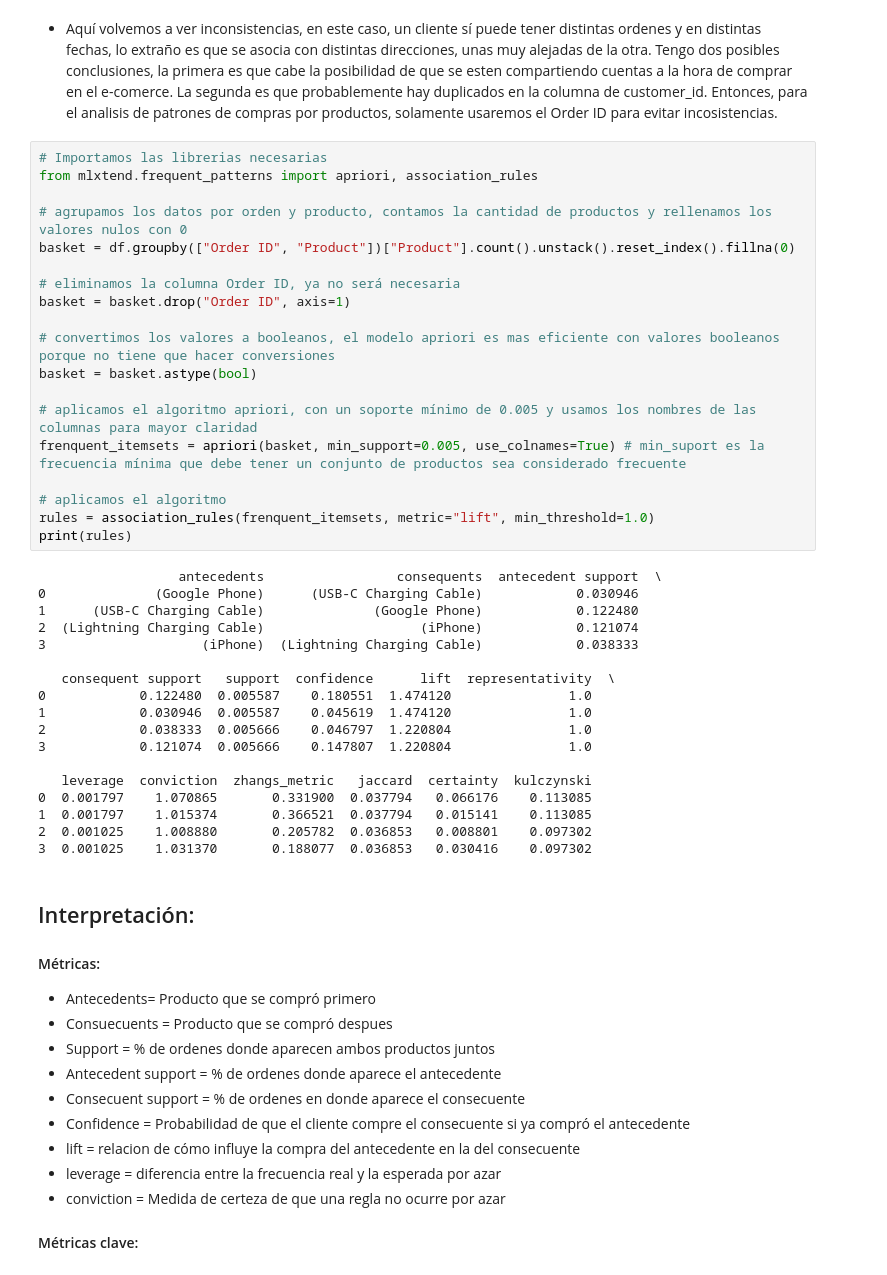
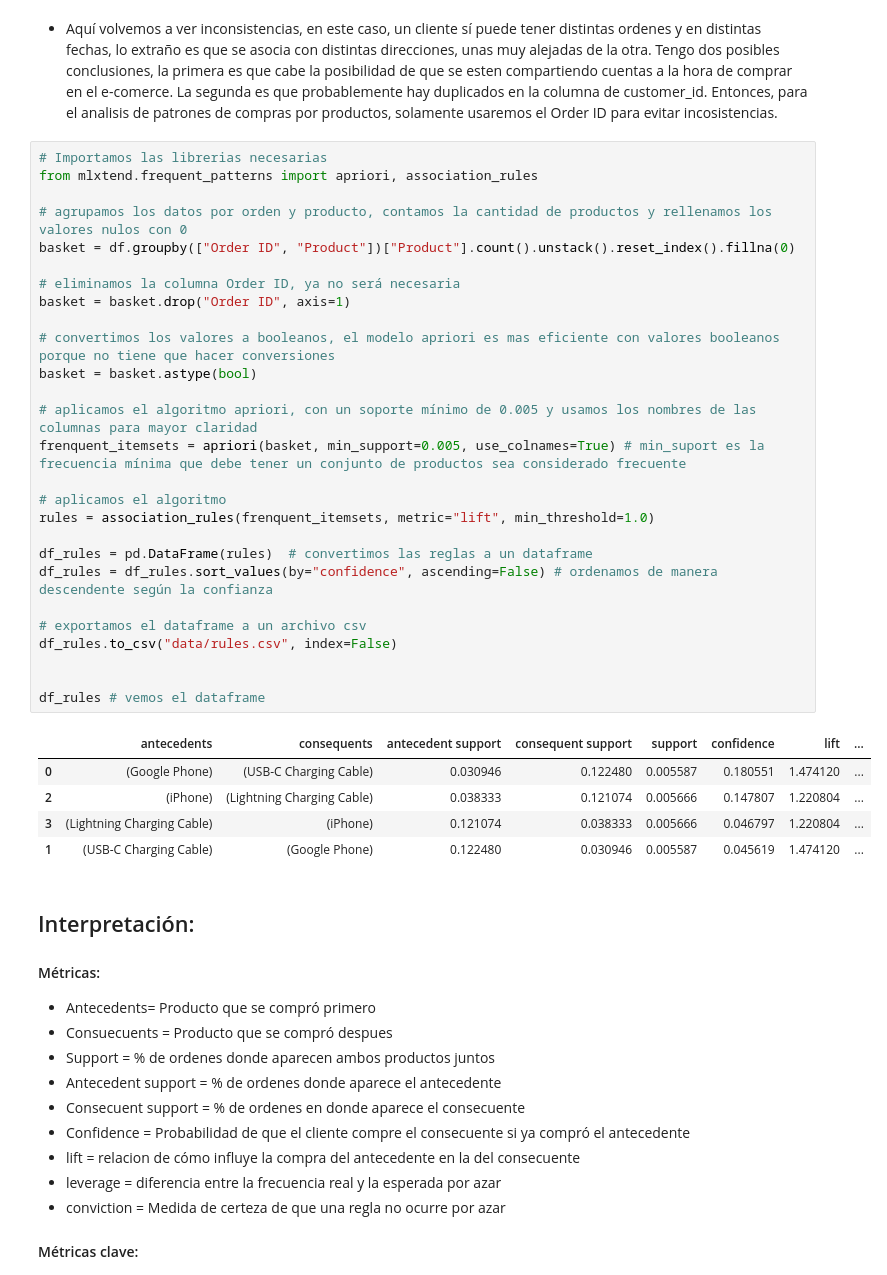
Before and after one commit to diegoGam1/Analisis_exploratorio_ventas, a Jupyter notebook: src/Analisis.ipynb, the cells around one changed output. Cells and saved outputs as stored; diff of their text form.

```diff
--- a/src/Analisis.ipynb
+++ b/src/Analisis.ipynb
@@ -622,40 +622,36 @@ df.query("`Customer_id` == 9722").head()
 # %%
 # Importamos las librerias necesarias
 from mlxtend.frequent_patterns import apriori, association_rules
 
 # agrupamos los datos por orden y producto, contamos la cantidad de productos y rellenamos los valores nulos con 0
 basket = df.groupby(["Order ID", "Product"])["Product"].count().unstack().reset_index().fillna(0)
 
 # eliminamos la columna Order ID, ya no será necesaria
 basket = basket.drop("Order ID", axis=1)
 
 # convertimos los valores a booleanos, el modelo apriori es mas eficiente con valores booleanos porque no tiene que hacer conversiones
 basket = basket.astype(bool)
 
 # aplicamos el algoritmo apriori, con un soporte mínimo de 0.005 y usamos los nombres de las columnas para mayor claridad
 frenquent_itemsets = apriori(basket, min_support=0.005, use_colnames=True) # min_suport es la frecuencia mínima que debe tener un conjunto de productos sea considerado frecuente
 
 # aplicamos el algoritmo
 rules = association_rules(frenquent_itemsets, metric="lift", min_threshold=1.0)
-print(rules)
+
+df_rules = pd.DataFrame(rules)  # convertimos las reglas a un dataframe
+df_rules = df_rules.sort_values(by="confidence", ascending=False) # ordenamos de manera descendente según la confianza
+
+# exportamos el dataframe a un archivo csv
+df_rules.to_csv("data/rules.csv", index=False)
+
+
+df_rules # vemos el dataframe
 # %% [output]
-                  antecedents                 consequents  antecedent support  \
-0              (Google Phone)      (USB-C Charging Cable)            0.030946
-1      (USB-C Charging Cable)              (Google Phone)            0.122480
-2  (Lightning Charging Cable)                    (iPhone)            0.121074
-3                    (iPhone)  (Lightning Charging Cable)            0.038333
-
-   consequent support   support  confidence      lift  representativity  \
-0            0.122480  0.005587    0.180551  1.474120               1.0
-1            0.030946  0.005587    0.045619  1.474120               1.0
-2            0.038333  0.005666    0.046797  1.220804               1.0
-3            0.121074  0.005666    0.147807  1.220804               1.0
-
-   leverage  conviction  zhangs_metric   jaccard  certainty  kulczynski
-0  0.001797    1.070865       0.331900  0.037794   0.066176    0.113085
-1  0.001797    1.015374       0.366521  0.037794   0.015141    0.113085
-2  0.001025    1.008880       0.205782  0.036853   0.008801    0.097302
-3  0.001025    1.031370       0.188077  0.036853   0.030416    0.097302
+|  | antecedents | consequents | antecedent support | consequent support | support | confidence | lift | ... |
+| 0 | (Google Phone) | (USB-C Charging Cable) | 0.030946 | 0.122480 | 0.005587 | 0.180551 | 1.474120 | ... |
+| 2 | (iPhone) | (Lightning Charging Cable) | 0.038333 | 0.121074 | 0.005666 | 0.147807 | 1.220804 | ... |
+| 3 | (Lightning Charging Cable) | (iPhone) | 0.121074 | 0.038333 | 0.005666 | 0.046797 | 1.220804 | ... |
+| 1 | (USB-C Charging Cable) | (Google Phone) | 0.122480 | 0.030946 | 0.005587 | 0.045619 | 1.474120 | ... |
 # %% [markdown]
 ## Interpretación:
 #### Métricas:
```
Also changed, not shown: 1 other file.
